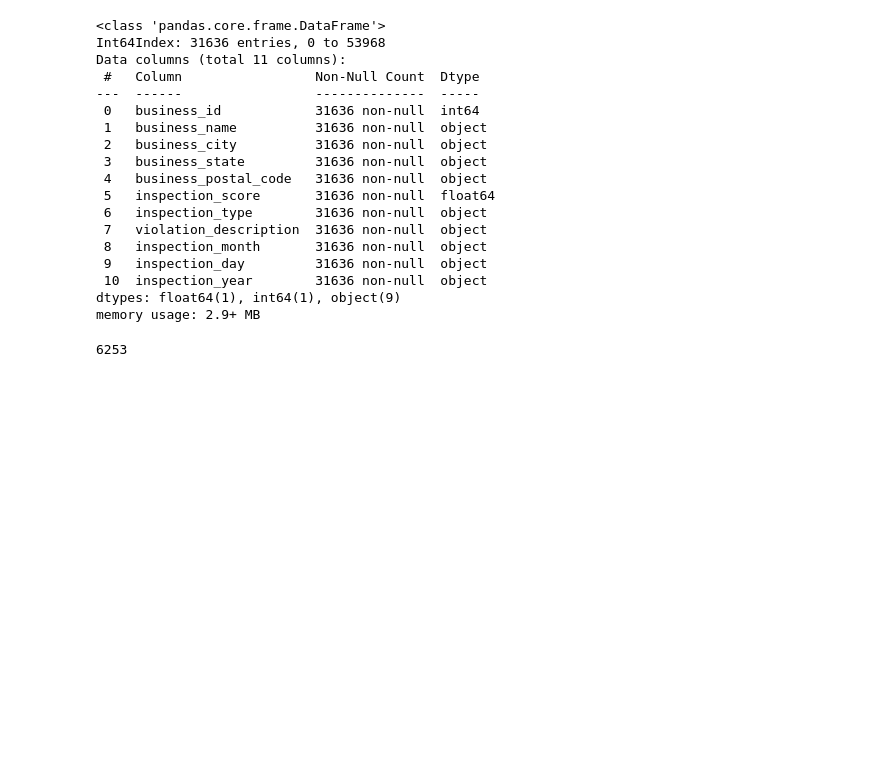
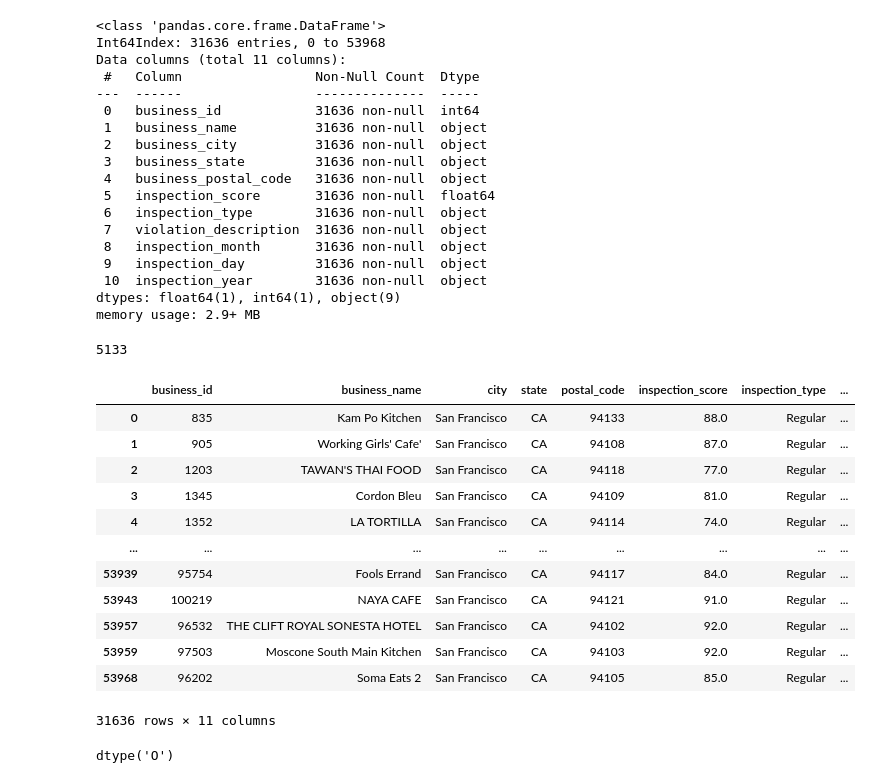
Before and after one commit to jrthompson25/Capstone-Project, a Jupyter notebook: Notebooks/capstone_restaurant_inspections_sanfran.ipynb, the cells around one changed output. Drawn from its saved outputs; the diff is of its cells as text; code cells hidden in the pictures; blank space fills up the shorter version.

Commit message:
Merges and all cleaning complete - San Francisco

```diff
--- a/Notebooks/capstone_restaurant_inspections_sanfran.ipynb
+++ b/Notebooks/capstone_restaurant_inspections_sanfran.ipynb
@@ -754,6 +754,29 @@ dtypes: float64(1), int64(1), object(9)
 memory usage: 2.9+ MB
 # %%
 #Number of restaurants
-restInspectSanFran.business_id.nunique()
+restInspectSanFran_df.business_id.nunique()
 # %% [output]
-6253
+5133
+# %%
+restInspectSanFran_df.rename(columns = {'business_postal_code': 'postal_code', 'business_state':'state', 'business_city' : 'city'}, inplace=True)
+restInspectSanFran_df
+# %% [output]
+|  | business_id | business_name | city | state | postal_code | inspection_score | inspection_type | ... |
+| 0 | 835 | Kam Po Kitchen | San Francisco | CA | 94133 | 88.0 | Regular | ... |
+| 1 | 905 | Working Girls' Cafe' | San Francisco | CA | 94108 | 87.0 | Regular | ... |
+| 2 | 1203 | TAWAN'S THAI FOOD | San Francisco | CA | 94118 | 77.0 | Regular | ... |
+| 3 | 1345 | Cordon Bleu | San Francisco | CA | 94109 | 81.0 | Regular | ... |
+| 4 | 1352 | LA TORTILLA | San Francisco | CA | 94114 | 74.0 | Regular | ... |
+| ... | ... | ... | ... | ... | ... | ... | ... | ... |
+| 53939 | 95754 | Fools Errand | San Francisco | CA | 94117 | 84.0 | Regular | ... |
+| 53943 | 100219 | NAYA CAFE | San Francisco | CA | 94121 | 91.0 | Regular | ... |
+| 53957 | 96532 | THE CLIFT ROYAL SONESTA HOTEL | San Francisco | CA | 94102 | 92.0 | Regular | ... |
+| 53959 | 97503 | Moscone South Main Kitchen | San Francisco | CA | 94103 | 92.0 | Regular | ... |
+| 53968 | 96202 | Soma Eats 2 | San Francisco | CA | 94105 | 85.0 | Regular | ... |
+31636 rows × 11 columns
+# %%
+zipCodes = pd.read_csv('../data/uszips_cleaned.csv')
+zipCodes['zip'] = zipCodes['zip'].astype(str)
+zipCodes['zip'].dtypes
+# %% [output]
+dtype('O')
```
Also changed, not shown: parts of 8 cells of this notebook.
